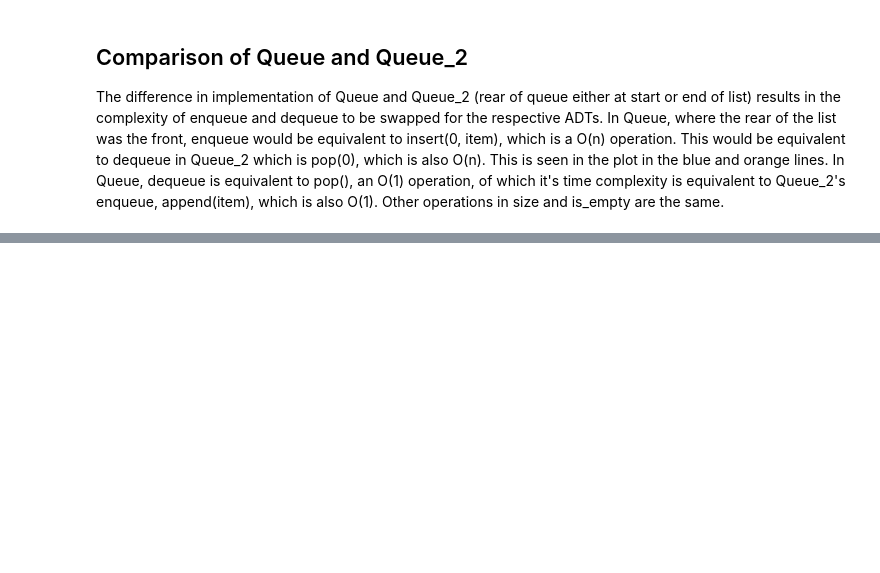
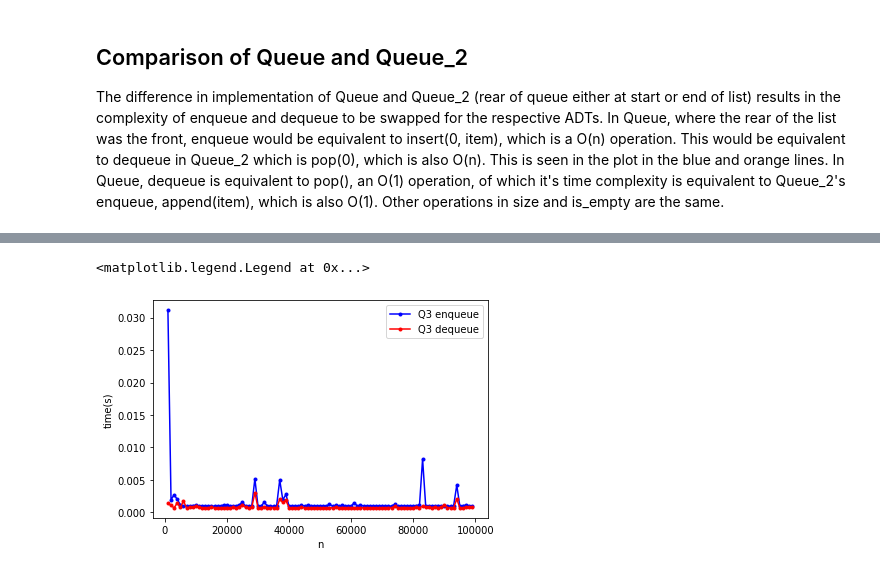
Before and after one commit to kkl116/Python_Runestone_DSA, a Jupyter notebook: Chapter_4/Chapter_4.ipynb, the cells around one changed output, grey strips where cells are left out. Drawn from its saved outputs; the diff is of its cells as text; code cells hidden in the pictures; blank space fills up the shorter version.

```diff
--- a/Chapter_4/Chapter_4.ipynb
+++ b/Chapter_4/Chapter_4.ipynb
@@ -391,0 +428,28 @@ ImportError: cannot import name 'Node' from 'pythonds3.basic' (/anaconda3/lib/py
+# %%
+from timeit import Timer
+import matplotlib.pyplot as plt
+import random
+X = []
+Y1 = []#Queue3 enqueue
+Y2 = [] #Queue3 dequeue
+number = 1_000
+for size in range(1_000, 100_000, 1_000):
+    x1 = Queue_3()
+    for _ in range(size):
+        x1.enqueue(random.random())
+
+    t1 = Timer(f"x1.enqueue(random.random())", "from __main__ import x1, random")
+    Y1.append(t1.timeit(number=number))
+    t2 = Timer(f"x1.dequeue()", "from __main__ import x1")
+    Y2.append(t2.timeit(number=number))
+    X.append(size)
+
+plt.plot(X, Y1, color='blue', marker='.', label='Q3 enqueue')
+plt.plot(X, Y2, color='red', marker='.', label='Q3 dequeue')
+
+plt.xlabel('n')
+plt.ylabel('time(s)')
+plt.legend()
+# %% [output]
+<matplotlib.legend.Legend at 0x...>
+[figure, added]
```
Also changed, not shown: parts of 11 cells of this notebook, 11 other files.
